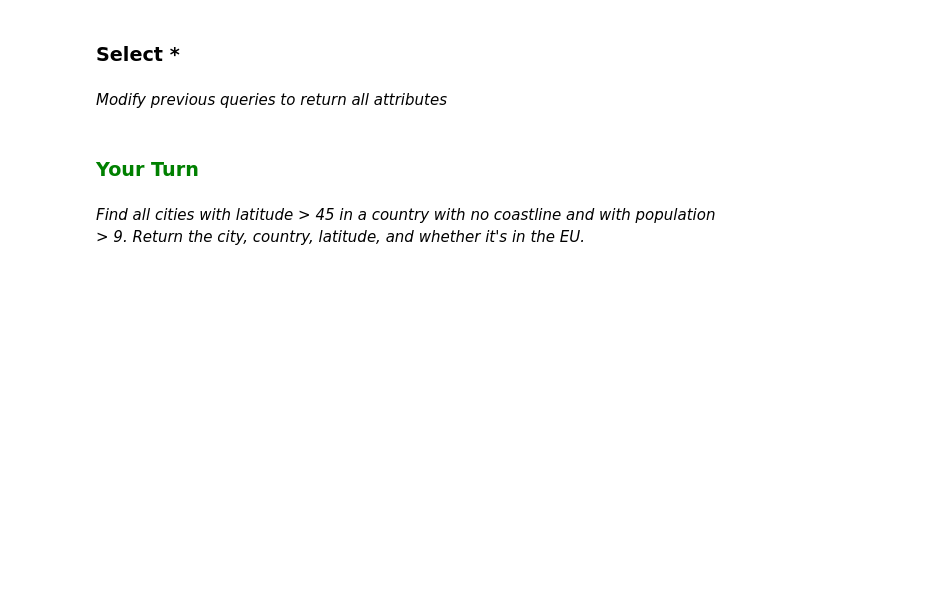
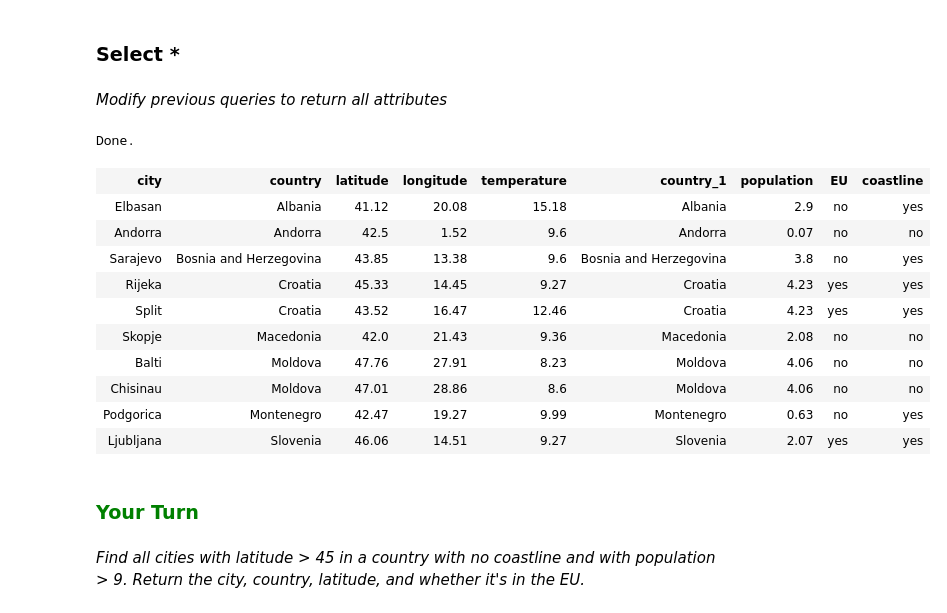
Before and after one commit to eloyekunle/widom_sql, a Jupyter notebook: SQLBasic.ipynb, the cells around one changed output. Cells and saved outputs as stored; diff of their text form; code cells hidden in the pictures; blank space fills up the shorter version.

```diff
--- a/SQLBasic.ipynb
+++ b/SQLBasic.ipynb
@@ -12,22 +14,22 @@ open = ib.open if IB else open
 # %%
 # Load tables from CSV files
 # Cities
-with open('Cities.csv','rU') as f:
+with open('Cities.csv','r', newline=None) as f:
     Cities = pd.read_csv(f, index_col=0, encoding='utf-8')
 %sql drop table if exists Cities;
 %sql persist Cities
 # Countries
-with open('Countries.csv','rU') as f:
+with open('Countries.csv','r', newline=None) as f:
     Countries = pd.read_csv(f, index_col=0, encoding='utf-8')
 %sql drop table if exists Countries;
 %sql persist Countries
 # Players
-with open('Players.csv','rU') as f:
+with open('Players.csv','r', newline=None) as f:
     Players = pd.read_csv(f, index_col=0, encoding='utf-8')
 %sql drop table if exists Players;
 %sql persist Players
 # Teams
-with open('Teams.csv','rU') as f:
+with open('Teams.csv','r', newline=None) as f:
     Teams = pd.read_csv(f, index_col=0, encoding='utf-8')
 %sql drop table if exists Teams;
 %sql persist Teams
@@ -107,6 +272,26 @@ order by Cities.country
 ### Select *
 # %% [markdown]
 *Modify previous queries to return all attributes*
+# %%
+%%sql
+select *
+from Cities inner join Countries
+    on Cities.country = Countries.country
+where latitude < 50 and population < 5
+order by Cities.country
+# %% [output]
+Done.
+| city | country | latitude | longitude | temperature | country_1 | population | EU | coastline |
+| Elbasan | Albania | 41.12 | 20.08 | 15.18 | Albania | 2.9 | no | yes |
+| Andorra | Andorra | 42.5 | 1.52 | 9.6 | Andorra | 0.07 | no | no |
+| Sarajevo | Bosnia and Herzegovina | 43.85 | 13.38 | 9.6 | Bosnia and Herzegovina | 3.8 | no | yes |
+| Rijeka | Croatia | 45.33 | 14.45 | 9.27 | Croatia | 4.23 | yes | yes |
+| Split | Croatia | 43.52 | 16.47 | 12.46 | Croatia | 4.23 | yes | yes |
+| Skopje | Macedonia | 42.0 | 21.43 | 9.36 | Macedonia | 2.08 | no | no |
+| Balti | Moldova | 47.76 | 27.91 | 8.23 | Moldova | 4.06 | no | no |
+| Chisinau | Moldova | 47.01 | 28.86 | 8.6 | Moldova | 4.06 | no | no |
+| Podgorica | Montenegro | 42.47 | 19.27 | 9.99 | Montenegro | 0.63 | no | yes |
+| Ljubljana | Slovenia | 46.06 | 14.51 | 9.27 | Slovenia | 2.07 | yes | yes |
 # %% [markdown]
 ### <font color = 'green'>Your Turn</font>
 # %% [markdown]
```
Also changed, not shown: parts of 57 cells of this notebook, 1 other file.
